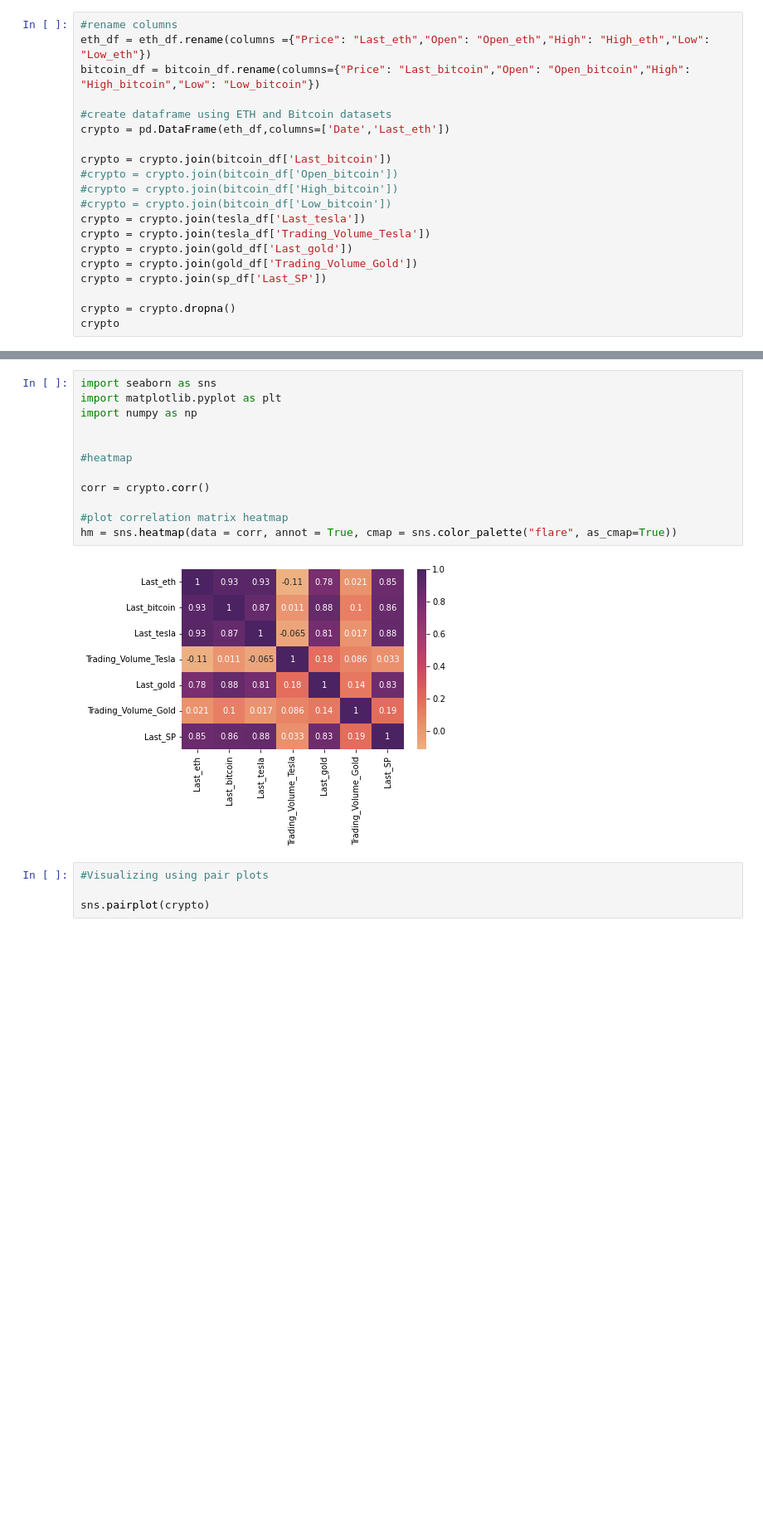
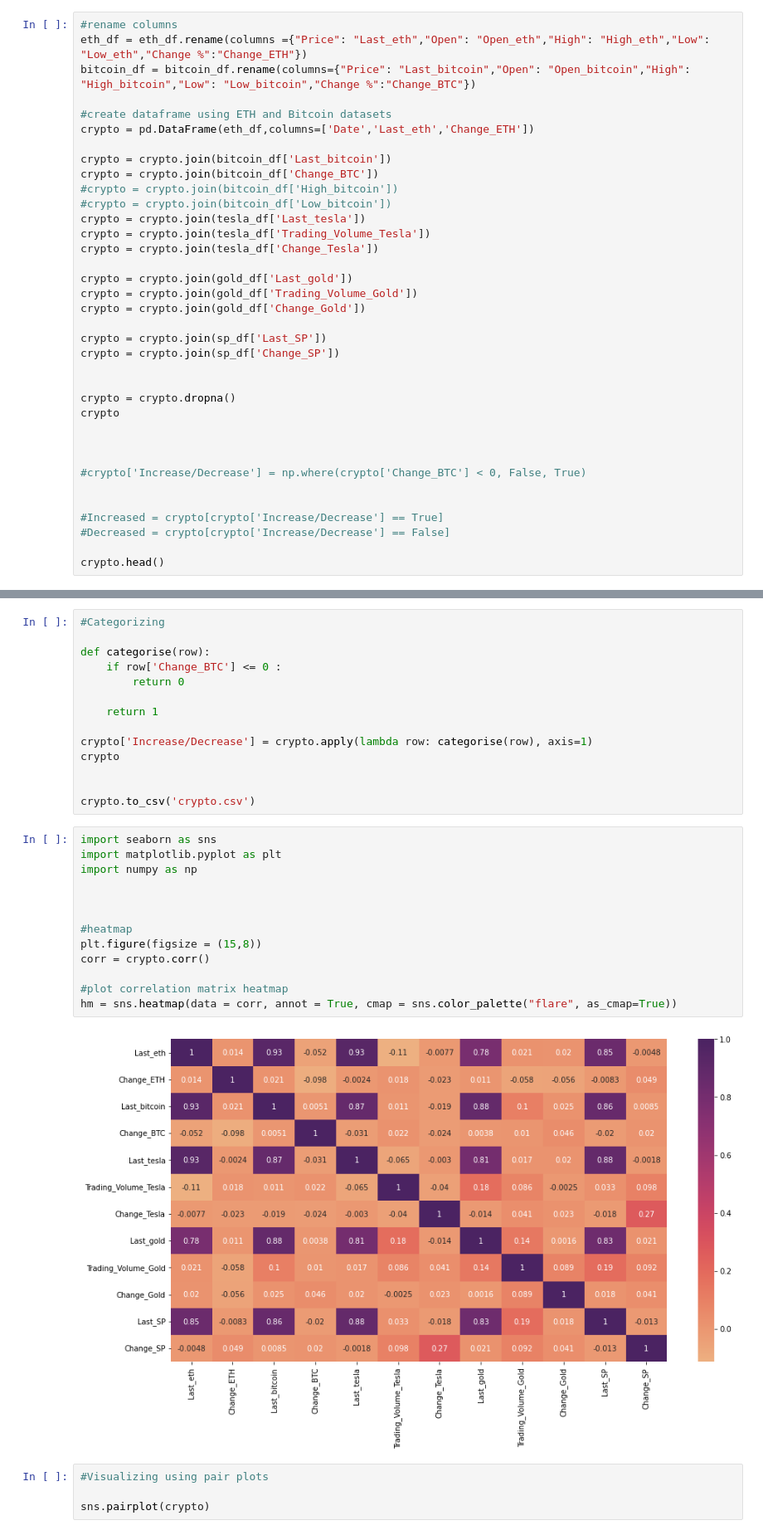
Before and after one commit to RojaReddy329/MachineLearningProject, a Jupyter notebook: ProjectNotebook.ipynb, the cells around one changed output, grey strips where cells are left out. Shown at 83% size. Saved outputs shown, nothing was run; the diff lists cells and outputs as text; blank space fills up the shorter version.

```diff
--- a/ProjectNotebook.ipynb
+++ b/ProjectNotebook.ipynb
@@ -78,21 +87,37 @@ tesla_df
 # %%
 #rename columns
-eth_df = eth_df.rename(columns ={"Price": "Last_eth","Open": "Open_eth","High": "High_eth","Low": "Low_eth"})
-bitcoin_df = bitcoin_df.rename(columns={"Price": "Last_bitcoin","Open": "Open_bitcoin","High": "High_bitcoin","Low": "Low_bitcoin"})
+eth_df = eth_df.rename(columns ={"Price": "Last_eth","Open": "Open_eth","High": "High_eth","Low": "Low_eth","Change %":"Change_ETH"})
+bitcoin_df = bitcoin_df.rename(columns={"Price": "Last_bitcoin","Open": "Open_bitcoin","High": "High_bitcoin","Low": "Low_bitcoin","Change %":"Change_BTC"})
 
 #create dataframe using ETH and Bitcoin datasets
-crypto = pd.DataFrame(eth_df,columns=['Date','Last_eth'])
+crypto = pd.DataFrame(eth_df,columns=['Date','Last_eth','Change_ETH'])
 
 crypto = crypto.join(bitcoin_df['Last_bitcoin'])
-#crypto = crypto.join(bitcoin_df['Open_bitcoin'])
+crypto = crypto.join(bitcoin_df['Change_BTC'])
 #crypto = crypto.join(bitcoin_df['High_bitcoin'])
 #crypto = crypto.join(bitcoin_df['Low_bitcoin'])
 crypto = crypto.join(tesla_df['Last_tesla'])
 crypto = crypto.join(tesla_df['Trading_Volume_Tesla'])
+crypto = crypto.join(tesla_df['Change_Tesla'])
+
 crypto = crypto.join(gold_df['Last_gold'])
 crypto = crypto.join(gold_df['Trading_Volume_Gold'])
+crypto = crypto.join(gold_df['Change_Gold'])
+
 crypto = crypto.join(sp_df['Last_SP'])
+crypto = crypto.join(sp_df['Change_SP'])
+
 
 crypto = crypto.dropna()
 crypto
+
+
+
+#crypto['Increase/Decrease'] = np.where(crypto['Change_BTC'] < 0, False, True)
+
+
+#Increased = crypto[crypto['Increase/Decrease'] == True]
+#Decreased = crypto[crypto['Increase/Decrease'] == False]
+
+crypto.head()
 # %% [output]
@@ -112,17 +130,32 @@ crypto
+# %%
+#Categorizing
+
+def categorise(row):
+    if row['Change_BTC'] <= 0 :
+        return 0
+
+    return 1
+
+crypto['Increase/Decrease'] = crypto.apply(lambda row: categorise(row), axis=1)
+crypto
+
+
+crypto.to_csv('crypto.csv')
 # %%
 import seaborn as sns
 import matplotlib.pyplot as plt
 import numpy as np
 
 
+
 #heatmap
-
+plt.figure(figsize = (15,8))
 corr = crypto.corr()
 
 #plot correlation matrix heatmap
 hm = sns.heatmap(data = corr, annot = True, cmap = sns.color_palette("flare", as_cmap=True))
 # %% [output]
-[figure, old version]
+[figure, new version]
 # %%
 #Visualizing using pair plots
 
```
Also changed, not shown: parts of 6 cells of this notebook, 4 other files.
